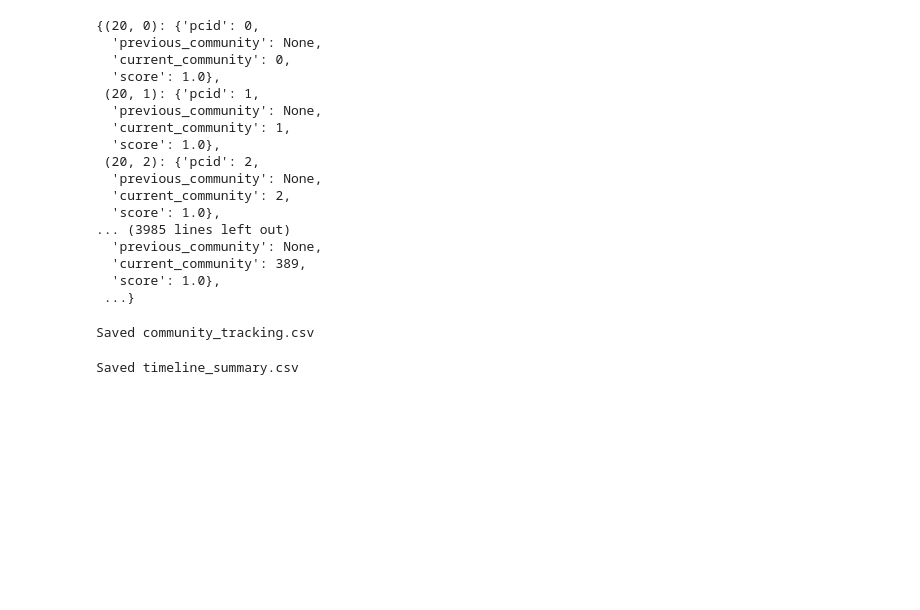
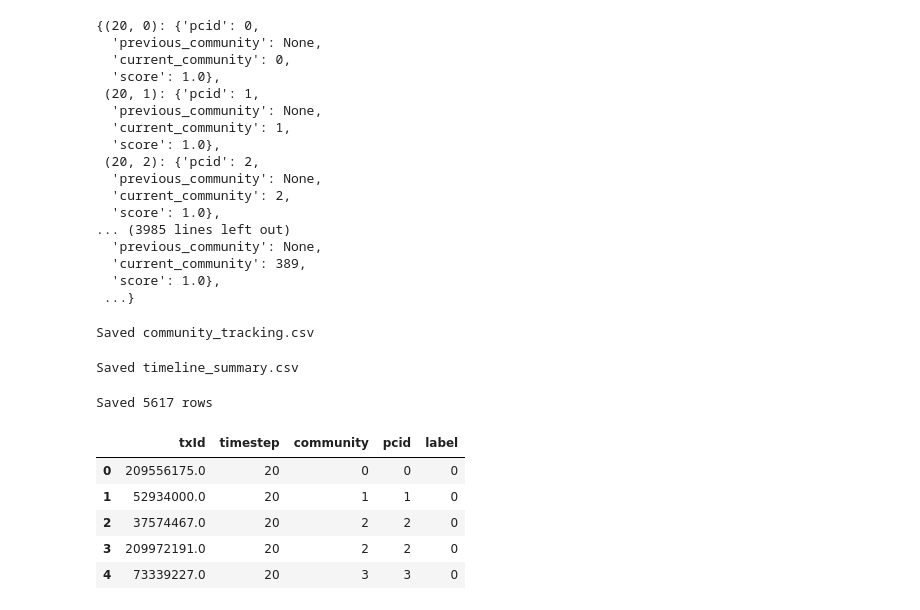
Before and after one commit to riaxoxo17/EvoFinGraph, a Jupyter notebook: notebooks/03_community_analysis.ipynb, the cells around one changed output. Cells and saved outputs as stored; diff of their text form; code cells hidden in the pictures; blank space fills up the shorter version.

```diff
--- a/notebooks/03_community_analysis.ipynb
+++ b/notebooks/03_community_analysis.ipynb
@@ -1117,3 +1117,49 @@ for feature, value in contributions.items():
 ranking["feature_contributions"] = ranking["feature_contributions"].apply(
     lambda d: {k: float(v) for k, v in d.items()}
 )
+# %%
+from pathlib import Path
+import pandas as pd
+
+# Create results directory if it doesn't exist
+RESULTS_DIR = Path("outputs/results")
+RESULTS_DIR.mkdir(parents=True, exist_ok=True)
+
+mapping = []
+
+for timestep, G in manager.graphs.items():
+
+    for tx_id, data in G.nodes(data=True):
+
+        community = data["community"]
+
+        pcid = tracker.community_map[
+            (timestep, community)
+        ]["pcid"]
+
+        mapping.append({
+            "txId": tx_id,
+            "timestep": timestep,
+            "community": community,
+            "pcid": pcid,
+            "label": data.get("label")
+        })
+
+mapping_df = pd.DataFrame(mapping)
+
+# Save CSV
+mapping_df.to_csv(
+    RESULTS_DIR / "transaction_community_mapping.csv",
+    index=False
+)
+
+print(f"Saved {len(mapping_df)} rows")
+display(mapping_df.head())
+# %% [output]
+Saved 5617 rows
+|  | txId | timestep | community | pcid | label |
+| 0 | 209556175.0 | 20 | 0 | 0 | 0 |
+| 1 | 52934000.0 | 20 | 1 | 1 | 0 |
+| 2 | 37574467.0 | 20 | 2 | 2 | 0 |
+| 3 | 209972191.0 | 20 | 2 | 2 | 0 |
+| 4 | 73339227.0 | 20 | 3 | 3 | 0 |
```
Also changed, not shown: parts of 3 cells of this notebook, 2 other files.
